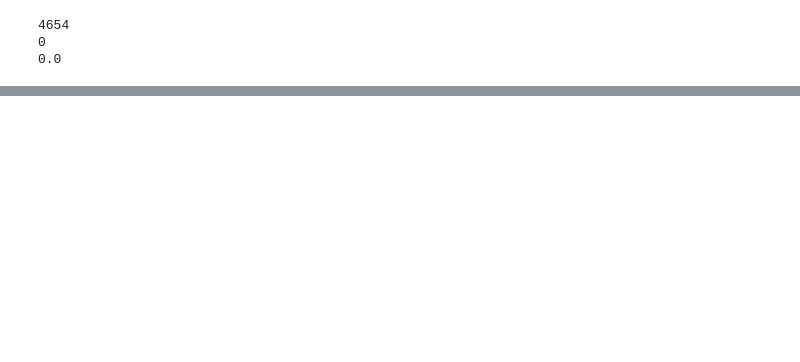
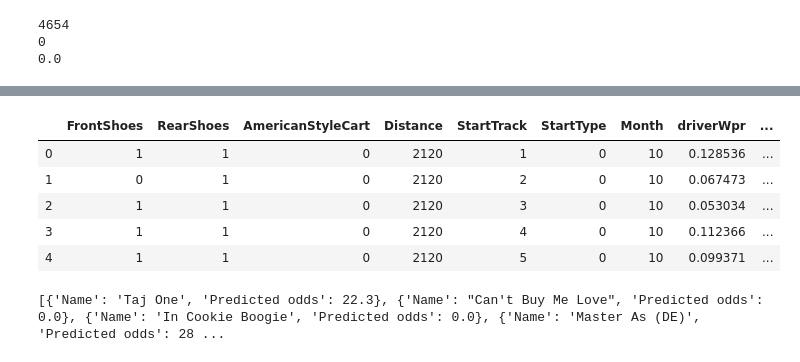
Before and after one commit to ThreeHorsemen/TrottingAnalyzer, a Jupyter notebook: win_predictor.ipynb, the cells around one changed output, grey strips where cells are left out. Drawn from its saved outputs; the diff is of its cells as text; code cells hidden in the pictures; blank space fills up the shorter version.

```diff
--- a/win_predictor.ipynb
+++ b/win_predictor.ipynb
@@ -192,0 +259,5 @@ print(x / wins)
+# %%
+df.AmericanStyleCart = df.AmericanStyleCart.astype(int)
+df.FrontShoes = df.FrontShoes.replace(to_replace=['NO_SHOES', 'HAS_SHOES', 'UNKNOWN'], value=[0, 1, 1])
+df.RearShoes = df.RearShoes.replace(to_replace=['NO_SHOES', 'HAS_SHOES', 'UNKNOWN'], value=[0, 1, 1])
+df.StartType = df.StartType.replace(to_replace=['CAR_START', 'VOLT_START'], value=[0, 1])
@@ -192,0 +271,7 @@ print(x / wins)
+# %%
+coach_mean = coach_df["winsPerRace"].mean()
+driver_mean = driver_df["winsPerRace"].mean()
+horse_mean = horse_df["winsPerRace"].mean()
+
+
+driver_df.head()
@@ -192,0 +320,40 @@ print(x / wins)
+# %%
+dlist = []
+for i in range(len(driverWprList)):
+    if (len(driverWprList[i]) > 0):
+        dlist.append(driverWprList[i].values[0])
+    else:
+        dlist.append(driver_mean)
+
+clist = []
+for i in range(len(coachWprList)):
+    if (len(coachWprList[i]) > 0):
+        clist.append(coachWprList[i].values[0])
+    else:
+        clist.append(coach_mean)
+
+hlist = []
+for i in range(len(horseWprList)):
+    if (len(horseWprList[i]) > 0):
+        hlist.append(horseWprList[i].values[0])
+    else:
+        hlist.append(horse_mean)
+# %%
+df['driverWpr'] = dlist
+df['coachWpr'] = clist
+df['horseWpr'] = hlist
+# %%
+names = df.Name
+raceNumbers = df.raceNumber
+cols_to_delete = ['Name', 'CoachName', 'DriverName', 'raceNumber']
+for col in cols_to_delete:
+    del df[col]
+
+df.head()
+# %% [output]
+|  | FrontShoes | RearShoes | AmericanStyleCart | Distance | StartTrack | StartType | Month | driverWpr | ... |
+| 0 | 1 | 1 | 0 | 2120 | 1 | 0 | 10 | 0.128536 | ... |
+| 1 | 0 | 1 | 0 | 2120 | 2 | 0 | 10 | 0.067473 | ... |
+| 2 | 1 | 1 | 0 | 2120 | 3 | 0 | 10 | 0.053034 | ... |
+| 3 | 1 | 1 | 0 | 2120 | 4 | 0 | 10 | 0.112366 | ... |
+| 4 | 1 | 1 | 0 | 2120 | 5 | 0 | 10 | 0.099371 | ... |
@@ -192,0 +369,4 @@ print(x / wins)
+# %%
+print(prediction_dict[1])
+# %% [output]
+[{'Name': 'Taj One', 'Predicted odds': 22.3}, {'Name': "Can't Buy Me Love", 'Predicted odds': 0.0}, {'Name': 'In Cookie Boogie', 'Predicted odds': 0.0}, {'Name': 'Master As (DE)', 'Predicted odds': 28 ...
```
Also changed, not shown: parts of 17 cells of this notebook, 6 other files.
